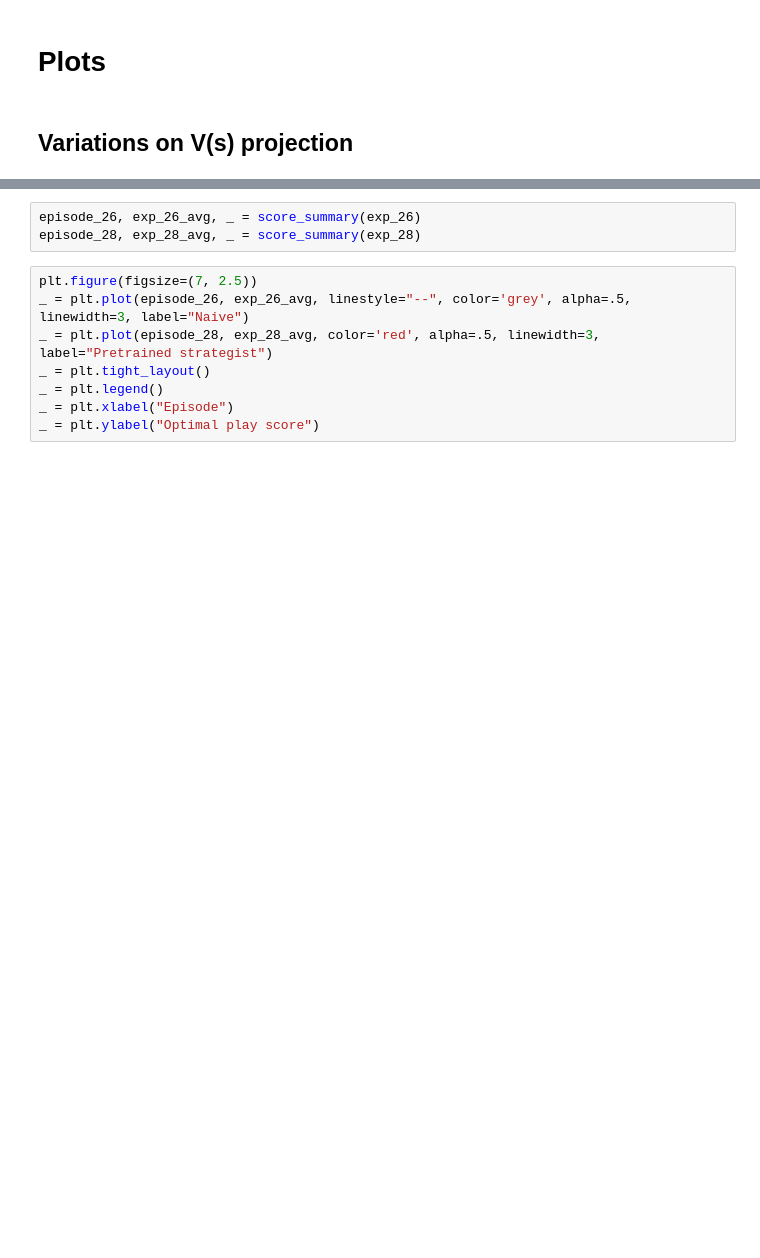
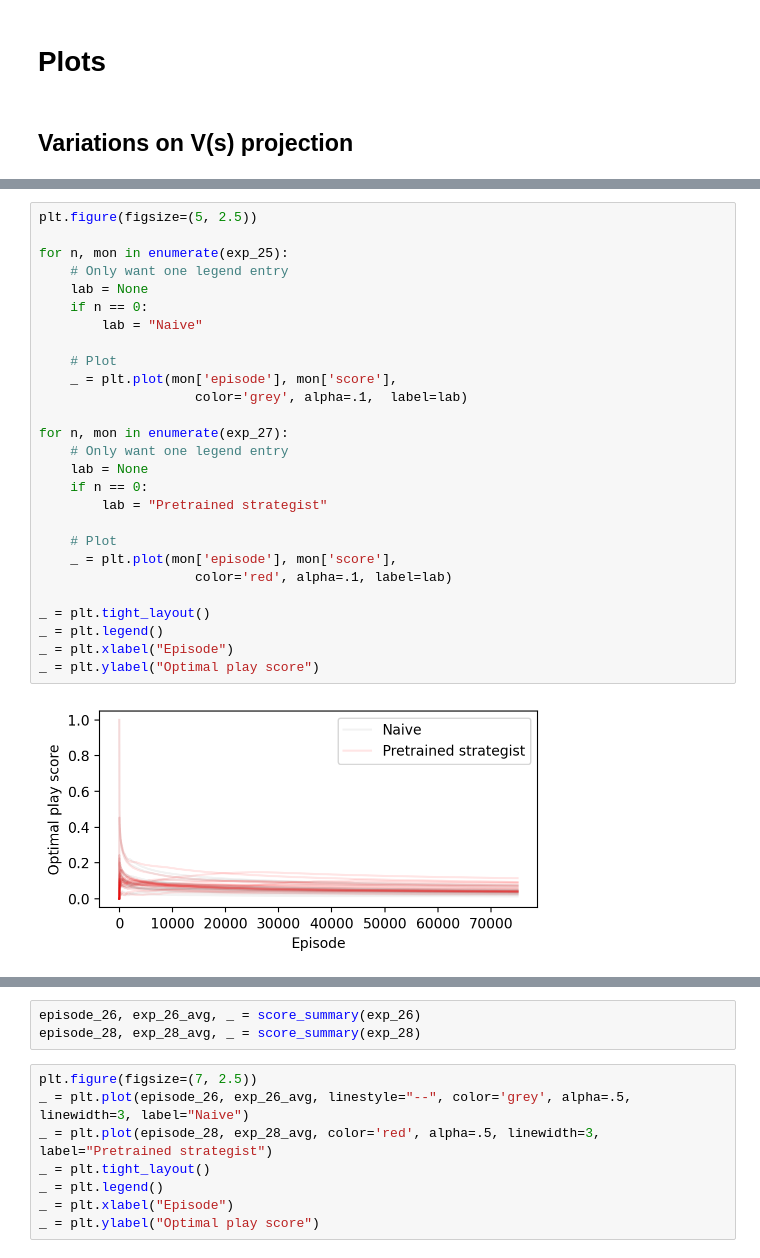
Before and after one commit to CoAxLab/azad-next-move, a Jupyter notebook: notebooks/wythoff_exp25_28.ipynb, the cells around one changed output, grey strips where cells are left out. Saved outputs shown, nothing was run; the diff lists cells and outputs as text; blank space fills up the shorter version.

```diff
--- a/notebooks/wythoff_exp25_28.ipynb
+++ b/notebooks/wythoff_exp25_28.ipynb
@@ -92,3 +94,32 @@ _ = plt.ylabel("Cumulative reward")
+# %%
+plt.figure(figsize=(5, 2.5))
+
+for n, mon in enumerate(exp_25):
+    # Only want one legend entry
+    lab = None
+    if n == 0:
+        lab = "Naive"
+
+    # Plot
+    _ = plt.plot(mon['episode'], mon['score'],
+                    color='grey', alpha=.1,  label=lab)
+
+for n, mon in enumerate(exp_27):
+    # Only want one legend entry
+    lab = None
+    if n == 0:
+        lab = "Pretrained strategist"
+
+    # Plot
+    _ = plt.plot(mon['episode'], mon['score'],
+                    color='red', alpha=.1, label=lab)
+
+_ = plt.tight_layout()
+_ = plt.legend()
+_ = plt.xlabel("Episode")
+_ = plt.ylabel("Optimal play score")
+# %% [output]
+[figure, added]
 # %%
 T = 75000
 plt.figure(figsize=(7, 3.5))
```
Also changed, not shown: parts of 9 cells of this notebook, 6 other files.
